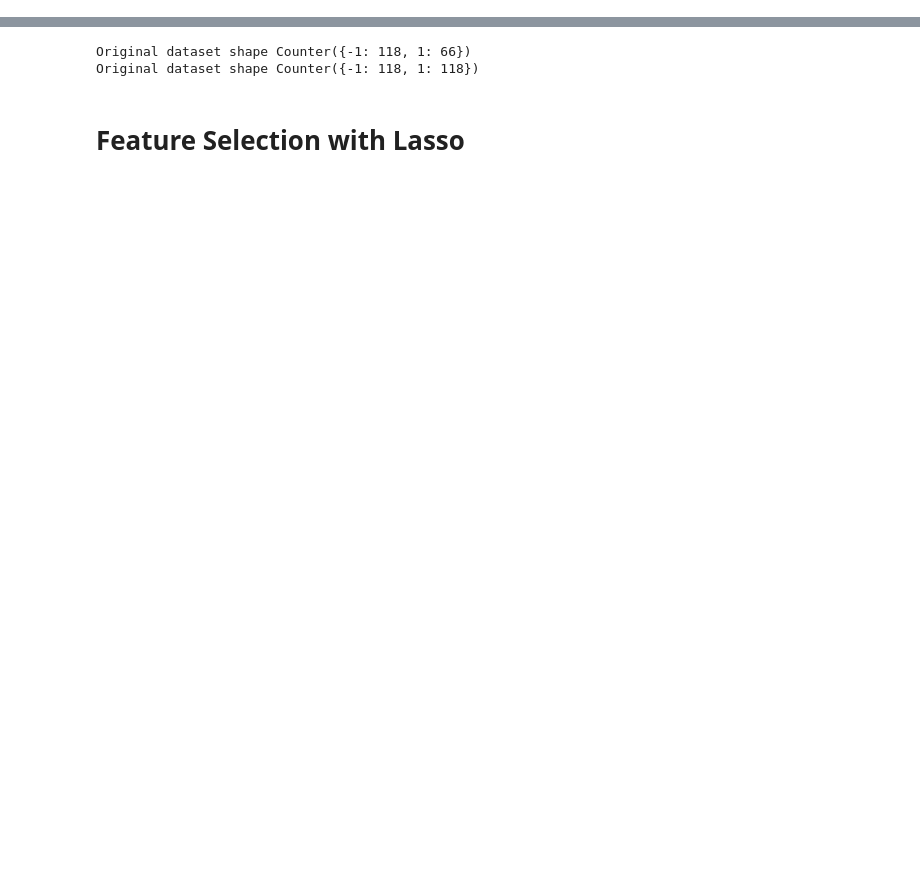
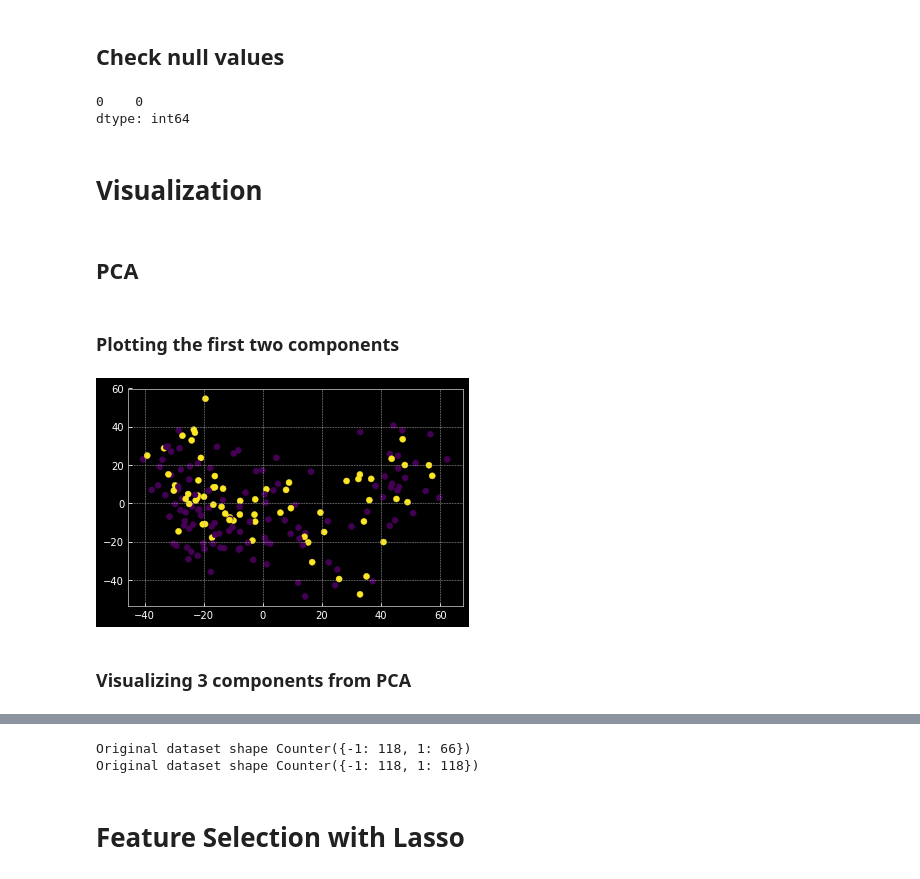
Before and after one commit to salelkafrawy/breast_cancer_relapse, a Jupyter notebook: Breast_Cancer_Project.ipynb, the cells around one changed output, grey strips where cells are left out. Drawn from its saved outputs; the diff is of its cells as text; code cells hidden in the pictures; blank space fills up the shorter version.

```diff
--- a/Breast_Cancer_Project.ipynb
+++ b/Breast_Cancer_Project.ipynb
@@ -0,0 +30,5 @@
+# %%
+# Change the color of the plots (for the custom black Jupyter theme)
+plt.style.use(['dark_background', 'bmh'])
+plt.rc('axes', facecolor='k')
+plt.rc('figure', facecolor='k')
@@ -31,14 +39,8 @@ warnings.filterwarnings('ignore')
 # %%
-df_main = pd.read_csv('xtrain.txt', header = None, sep = '\t', index_col = 0)
+df_train = pd.read_csv('xtrain.txt', header = None, sep = '\t', index_col = 0)
 df_test = pd.read_csv('xtest.txt', header = None, sep = '\t', index_col = 0)
-# df_main.set_index(0, inplace = True)
-df_main = df_main.transpose()
+# df_train.set_index(0, inplace = True)
+df_train = df_train.transpose()
 df_test = df_test.transpose()
-df_main.head()
-
-# Read the y values
-df_y = pd.read_csv('ytrain.txt', header = None)
-df_y.index = 1+np.arange(184)
-
-df_y.iloc[:,0].value_counts()
+df_train.head()
 # %% [output]
@@ -52,0 +72,27 @@ Name: 0, dtype: int64
+# %% [markdown]
+## Check null values
+# %%
+np.sum(df_y.isnull())
+# %% [output]
+0    0
+dtype: int64
+# %% [markdown]
+# Visualization
+# %% [markdown]
+ ## PCA
+# %% [markdown]
+### Plotting the first two components
+# %%
+pca = PCA(n_components=3)
+pca_result = pca.fit_transform(df_train.values)
+
+df = df_train.copy()
+df['pca-one'] = pca_result[:,0]
+df['pca-two'] = pca_result[:,1]
+df['pca-three'] = pca_result[:,2]
+
+plt.scatter(df['pca-one'], df['pca-two'], c = df_y.values.reshape(-1,));
+# %% [output]
+[figure, added]
+# %% [markdown]
+### Visualizing 3 components from PCA
```
Also changed, not shown: parts of 94 cells of this notebook, 2 other files.
